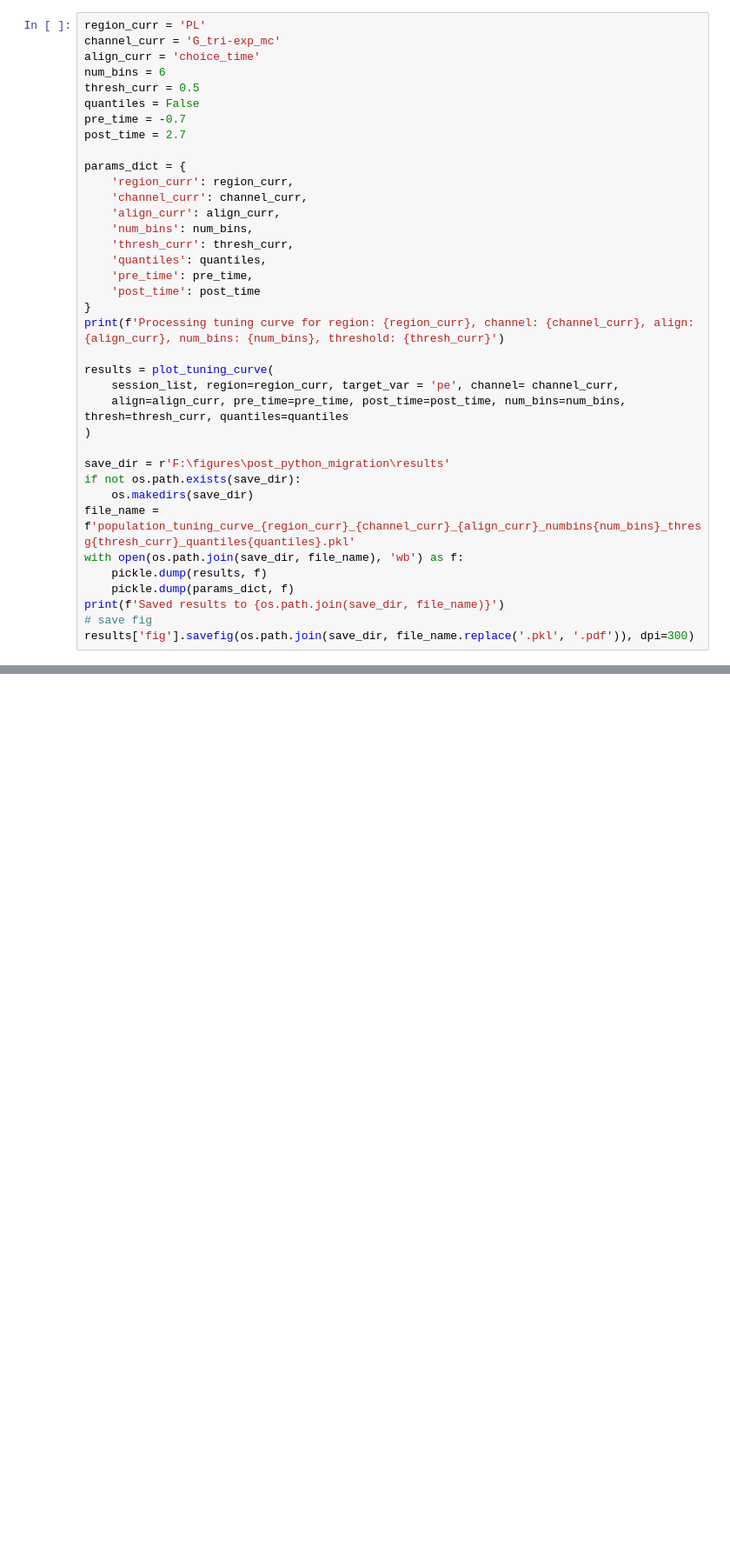
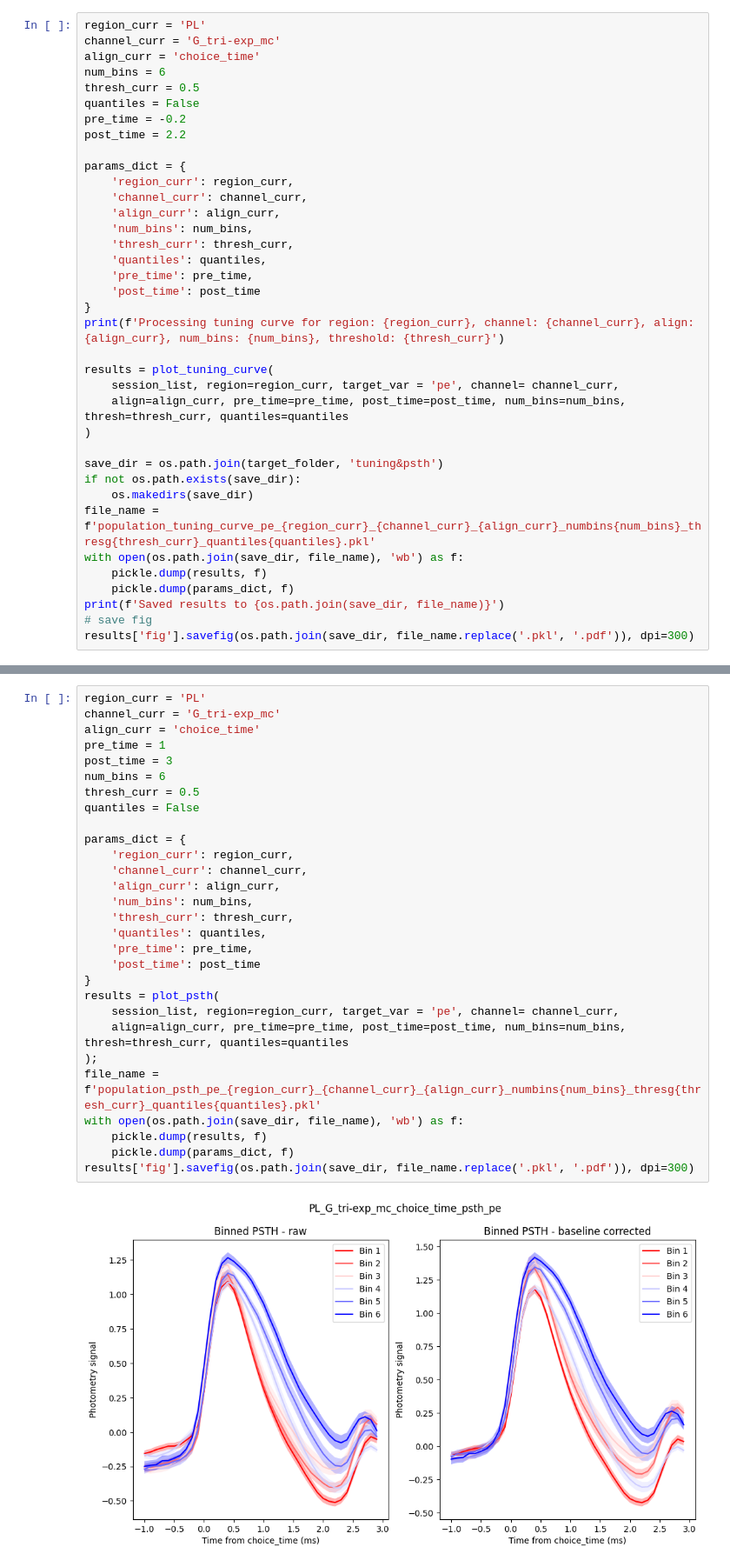
Before and after one commit to AllenNeuralDynamics/aind-beh-ephys-analysis, a Jupyter notebook: code/beh_ephys_analysis/session_combine/manuscript_figures/F_photometry_tuning_psth.ipynb, the cells around one changed output, grey strips where cells are left out. Shown at 87% size. Cells and saved outputs as stored; diff of their text form; blank space fills up the shorter version.

```diff
--- a/code/beh_ephys_analysis/session_combine/manuscript_figures/F_photometry_tuning_psth.ipynb
+++ b/code/beh_ephys_analysis/session_combine/manuscript_figures/F_photometry_tuning_psth.ipynb
@@ -45,8 +46,8 @@ align_curr = 'choice_time'
 num_bins = 6
 thresh_curr = 0.5
 quantiles = False
-pre_time = -0.7
-post_time = 2.7
+pre_time = -0.2
+post_time = 2.2
 
 params_dict = {
     'region_curr': region_curr,
@@ -65,10 +66,10 @@ results = plot_tuning_curve(
     align=align_curr, pre_time=pre_time, post_time=post_time, num_bins=num_bins, thresh=thresh_curr, quantiles=quantiles
 )
 
-save_dir = r'F:\figures\post_python_migration\results'
+save_dir = os.path.join(target_folder, 'tuning&psth')
 if not os.path.exists(save_dir):
     os.makedirs(save_dir)
-file_name = f'population_tuning_curve_{region_curr}_{channel_curr}_{align_curr}_numbins{num_bins}_thresg{thresh_curr}_quantiles{quantiles}.pkl'
+file_name = f'population_tuning_curve_pe_{region_curr}_{channel_curr}_{align_curr}_numbins{num_bins}_thresg{thresh_curr}_quantiles{quantiles}.pkl'
 with open(os.path.join(save_dir, file_name), 'wb') as f:
     pickle.dump(results, f)
     pickle.dump(params_dict, f)
@@ -101,0 +86,31 @@ results['session_list']
+# %%
+region_curr = 'PL'
+channel_curr = 'G_tri-exp_mc'
+align_curr = 'choice_time'
+pre_time = 1
+post_time = 3
+num_bins = 6
+thresh_curr = 0.5
+quantiles = False
+
+params_dict = {
+    'region_curr': region_curr,
+    'channel_curr': channel_curr,
+    'align_curr': align_curr,
+    'num_bins': num_bins,
+    'thresh_curr': thresh_curr,
+    'quantiles': quantiles,
+    'pre_time': pre_time,
+    'post_time': post_time
+}
+results = plot_psth(
+    session_list, region=region_curr, target_var = 'pe', channel= channel_curr,
+    align=align_curr, pre_time=pre_time, post_time=post_time, num_bins=num_bins, thresh=thresh_curr, quantiles=quantiles
+);
+file_name = f'population_psth_pe_{region_curr}_{channel_curr}_{align_curr}_numbins{num_bins}_thresg{thresh_curr}_quantiles{quantiles}.pkl'
+with open(os.path.join(save_dir, file_name), 'wb') as f:
+    pickle.dump(results, f)
+    pickle.dump(params_dict, f)
+results['fig'].savefig(os.path.join(save_dir, file_name.replace('.pkl', '.pdf')), dpi=300)
+# %% [output]
+[figure, added]
```
Also changed, not shown: parts of 19 cells of this notebook, 12 other files.
